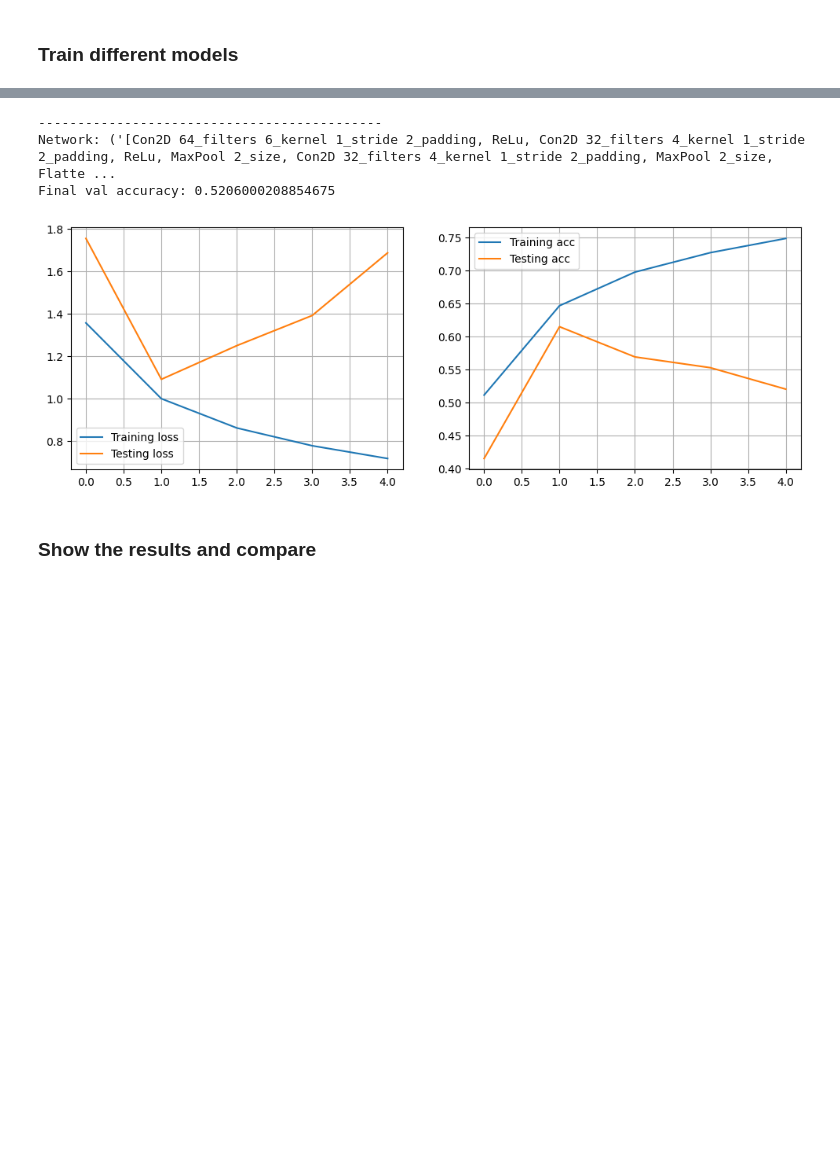
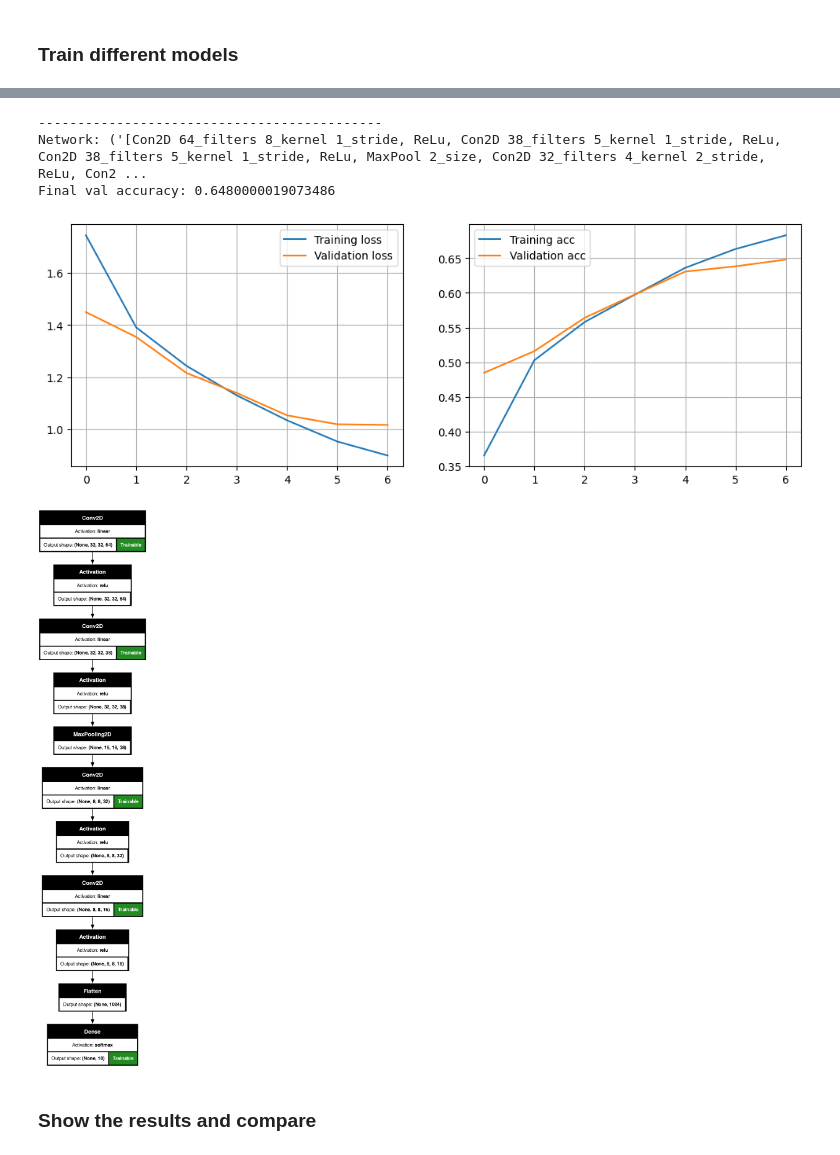
Before and after one commit to dave1b/TSM_DeLearn, a Jupyter notebook: week4/keras-CIFAR10-CNN.ipynb, the cells around one changed output, grey strips where cells are left out. Saved outputs shown, nothing was run; the diff lists cells and outputs as text; code cells hidden in the pictures; blank space fills up the shorter version.

```diff
--- a/week4/keras-CIFAR10-CNN.ipynb
+++ b/week4/keras-CIFAR10-CNN.ipynb
@@ -131,6 +131,7 @@ Model: "sequential"
 In Keras, we call the methods `compile()` and `fit()`. For the compile phase, we need to specify the **loss** function which should be set in the case of multi-class classification to `categorical_crossentropy`. We also need to specify the optimizer strategy. In this case the `rmsprop` or `adam` can be used.
 # %%
 from sklearn.metrics import ConfusionMatrixDisplay
+
 
 class Result:
     def __init__(self, network, epoch: int, batch_size: int, train_accuracy: [float], val_accuracy: [float],
@@ -155,11 +156,11 @@ class Result:
         ax1 = f.add_subplot(121)
         ax2 = f.add_subplot(122)
         ax1.plot(self.train_loss, label='Training loss')
-        ax1.plot(self.val_loss, label='Testing loss')
+        ax1.plot(self.val_loss, label='Validation loss')
         ax1.legend()
         ax1.grid()
         ax2.plot(self.train_accuracy, label='Training acc')
-        ax2.plot(self.val_accuracy, label='Testing acc')
+        ax2.plot(self.val_accuracy, label='Validation acc')
         ax2.legend()
         ax2.grid()
         if plot_cm:
@@ -176,8 +177,8 @@ class Result:
     def print_results(self):
         print("--------------------------------------------")
         print(self.title())
+        print(f"Train accuracy: {self.train_accuracy[-1]}")
         print(f"Validation accuracy: {self.val_accuracy[-1]}")
-        print(f"Train accuracy: {self.train_accuracy[-1]}")
 
 
 results: [Result] = []
@@ -254,7 +255,7 @@ model = keras.Sequential([
     Dense(n_classes, activation='softmax'),
 ])
 
-n_epochs = 5
+n_epochs = 7
 batch_size = 128
 
 model.compile(loss='categorical_crossentropy', optimizer='adam', metrics=['accuracy'])
@@ -265,7 +266,7 @@ y_pred = pred.argmax(axis=-1)
 cm = confusion_matrix(y_test, y_pred)
 results.append(
     Result(
-        "[Con2D 64_filters 5_kernel 1_stride 2_padding, ReLu, Con2D 32_filters 4_kernel 1_stride 2_padding, ReLu, MaxPool 2_size, Flatten, Softmax]",
+        "[Con2D 64_filters 5_kernel 1_stride, ReLu, Con2D 32_filters 4_kernel 1_stride, ReLu, MaxPool 2_size, Flatten, Softmax]",
         n_epochs,
         batch_size, log.history['accuracy'], log.history['val_accuracy'], log.history['loss'],
         log.history['val_loss'], cm))
@@ -284,13 +285,13 @@ model = keras.Sequential([
     Conv2D(filters=32, strides=1, padding='same', kernel_size=4),
     Activation(activation='relu'),
     MaxPool2D(pool_size=2),
-    Conv2D(filters=32, strides=1,padding='same', kernel_size=4),
+    Conv2D(filters=32, strides=1, padding='same', kernel_size=4),
     Activation(activation='relu'),
     Flatten(),
     Dense(n_classes, activation='softmax'),
 ])
 
-n_epochs = 5
+n_epochs = 7
 batch_size = 128
 
 model.compile(loss='categorical_crossentropy', optimizer='adam', metrics=['accuracy'])
@@ -301,7 +302,7 @@ y_pred = pred.argmax(axis=-1)
 cm = confusion_matrix(y_test, y_pred)
 results.append(
     Result(
-        "[Con2D 64_filters 6_kernel 1_stride 2_padding, ReLu, Con2D 32_filters 4_kernel 1_stride 2_padding, ReLu, MaxPool 2_size, Con2D 32_filters 4_kernel 1_stride 2_padding, MaxPool 2_size, Flatten, Softmax]",
+        "[Con2D 64_filters 6_kernel 1_stride, ReLu, Con2D 32_filters 4_kernel 1_stride, ReLu, MaxPool 2_size, Con2D 32_filters 4_kernel 1_stride, MaxPool 2_size, Flatten, Softmax]",
         n_epochs,
         batch_size, log.history['accuracy'], log.history['val_accuracy'], log.history['loss'],
         log.history['val_loss'], cm))
@@ -314,42 +315,53 @@ Final val accuracy: 0.6208999752998352
 # %%
 model = keras.Sequential([
     Input(shape=(32, 32, 3)),
-    Conv2D(filters=64, strides=1, padding='same', kernel_size=6),
-    BatchNormalization(),
+    Conv2D(filters=64, strides=1, padding='same', kernel_size=8),
+    Activation(activation='relu'),
+    Conv2D(filters=38, strides=1, padding='same', kernel_size=5),
     Activation(activation='relu'),
     MaxPool2D(pool_size=2),
-    Conv2D(filters=32, strides=1, padding='same', kernel_size=4),
-    BatchNormalization(),
+    Conv2D(filters=32, strides=2, padding='same', kernel_size=4),
     Activation(activation='relu'),
-    MaxPool2D(pool_size=2),
-    Conv2D(filters=32, strides=1, padding='same', kernel_size=4),
-    BatchNormalization(),
+    Conv2D(filters=16, strides=1, padding='same', kernel_size=4),
     Activation(activation='relu'),
     Flatten(),
     Dense(n_classes, activation='softmax'),
 ])
 
-n_epochs = 5
+n_epochs = 7
 batch_size = 128
 
 model.compile(loss='categorical_crossentropy', optimizer='adam', metrics=['accuracy'])
 log = model.fit(X_train, Y_train, batch_size=batch_size, epochs=n_epochs, validation_data=(X_test, Y_test), verbose=0)
 
 pred = model.predict(X_test, verbose=0)
 y_pred = pred.argmax(axis=-1)
 cm = confusion_matrix(y_test, y_pred)
 results.append(
     Result(
-        "[Con2D 64_filters 6_kernel 1_stride 2_padding, ReLu, Con2D 32_filters 4_kernel 1_stride 2_padding, ReLu, MaxPool 2_size, Con2D 32_filters 4_kernel 1_stride 2_padding, MaxPool 2_size, Flatten, Softmax]",
+        "[Con2D 64_filters 8_kernel 1_stride, ReLu, Con2D 38_filters 5_kernel 1_stride, ReLu, Con2D 38_filters 5_kernel 1_stride, ReLu, MaxPool 2_size, Con2D 32_filters 4_kernel 2_stride, ReLu, Con2D 32_filters 4_kernel 1_stride, Flatten, Softmax]",
         n_epochs,
         batch_size, log.history['accuracy'], log.history['val_accuracy'], log.history['loss'],
         log.history['val_loss'], cm))
 results[-1].plot_result()
+keras.utils.plot_model(
+    model,
+    show_shapes=True,
+    show_dtype=False,
+    show_layer_names=False,
+    rankdir='TB',
+    expand_nested=False,
+    dpi=80,
+    layer_range=None,
+    show_layer_activations=True,
+    show_trainable=True
+)
 # %% [output]
 --------------------------------------------
-Network: ('[Con2D 64_filters 6_kernel 1_stride 2_padding, ReLu, Con2D 32_filters 4_kernel 1_stride 2_padding, ReLu, MaxPool 2_size, Con2D 32_filters 4_kernel 1_stride 2_padding, MaxPool 2_size, Flatte ...
-Final val accuracy: 0.5206000208854675
+Network: ('[Con2D 64_filters 8_kernel 1_stride, ReLu, Con2D 38_filters 5_kernel 1_stride, ReLu, Con2D 38_filters 5_kernel 1_stride, ReLu, MaxPool 2_size, Con2D 32_filters 4_kernel 2_stride, ReLu, Con2 ...
+Final val accuracy: 0.6480000019073486
-[figure, old version]
+[figure, new version]
+[figure, added]
 # %% [markdown]
 ### Show the results and compare
 # %%
```
Also changed, not shown: parts of 7 cells of this notebook, 2 other files.
